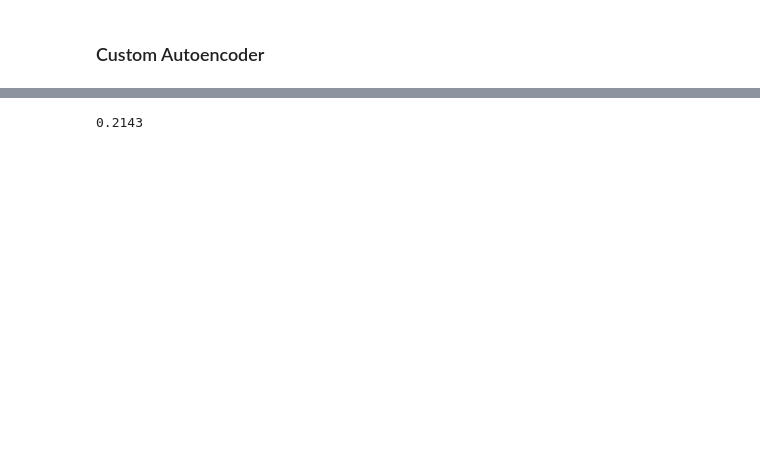
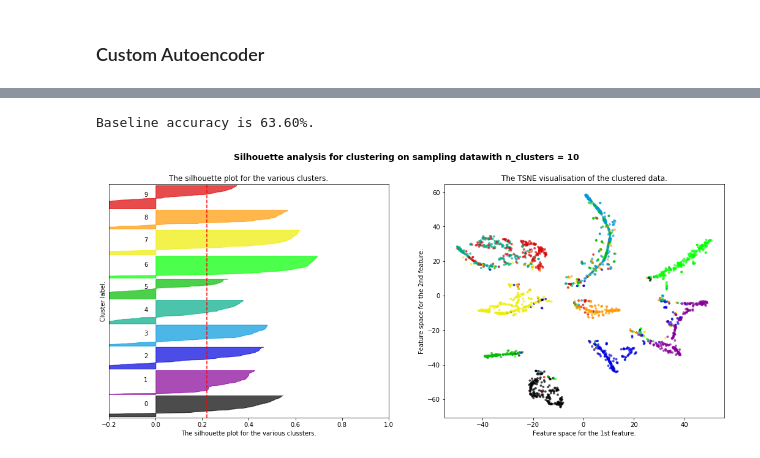
Before and after one commit to liuyilin950623/Deep_Discriminative_Clustering, a Jupyter notebook: demonstration.ipynb, the cells around one changed output, grey strips where cells are left out. Cells and saved outputs as stored; diff of their text form; code cells hidden in the pictures; blank space fills up the shorter version.

```diff
--- a/demonstration.ipynb
+++ b/demonstration.ipynb
@@ -40,3 +77,3 @@ ________________________________________________________________________________
 # %%
-autoencoder.fit(x, x, batch_size = 2000, shuffle = True, epochs = 20)
-_, _, hid = ncoder.predict(x, batch_size = 1000)
+autoencoder.fit(x, x, batch_size = batch_size, shuffle = True, epochs = 50, verbose = 1)
+_, _, _, hid = encoder.predict(x, batch_size = batch_size)
@@ -43,7 +98,10 @@ _, _, hid = ncoder.predict(x, batch_size = 1000)
 # %%
+kmeans = KMeans(n_clusters=10)
 y_pretrained_kmeans = kmeans.fit_predict(hid)
-print("Baseline accuracy is {:.2%}." format(acc(y, y_pretrained_kmeans)))
+print("Baseline accuracy is {:.2%}.".format(acc(y, y_pretrained_kmeans)))
 # %% [output]
-0.2143
+Baseline accuracy is 63.60%.
 # %%
-plot_score(hid, y)
+plot_score(np.reshape(hid, [-1, 60]), y, y_pretrained_kmeans)
+# %% [output]
+[figure, added]
```
Also changed, not shown: parts of 9 cells of this notebook, 7 other files.
